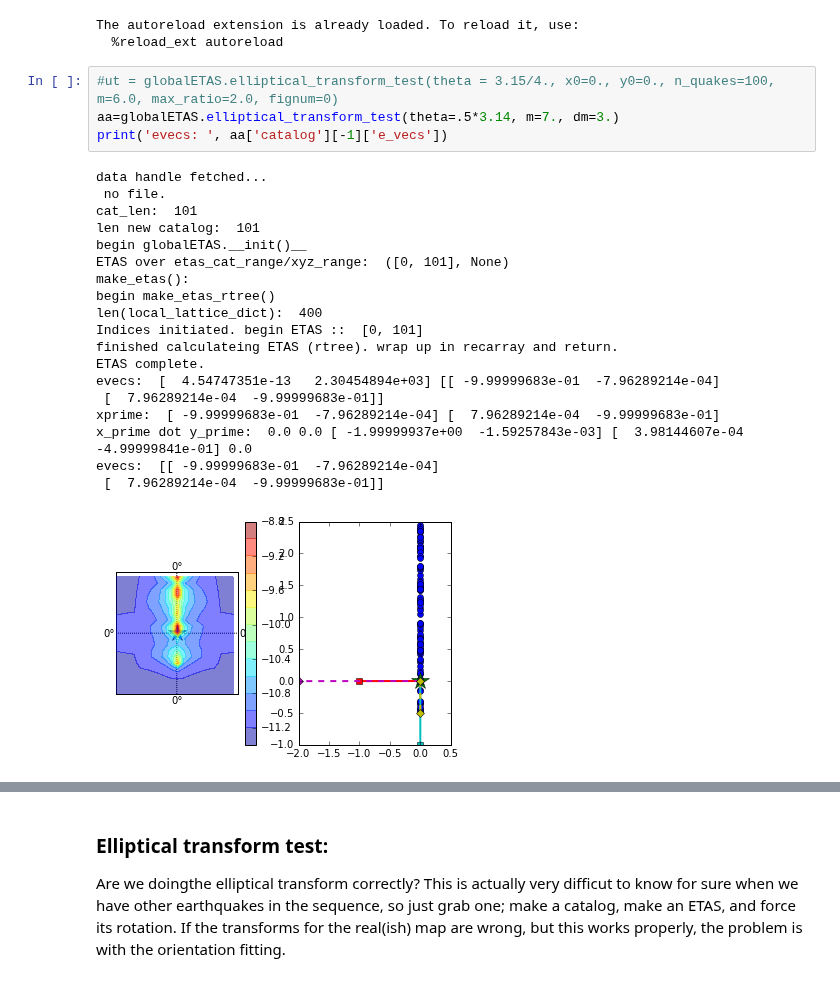
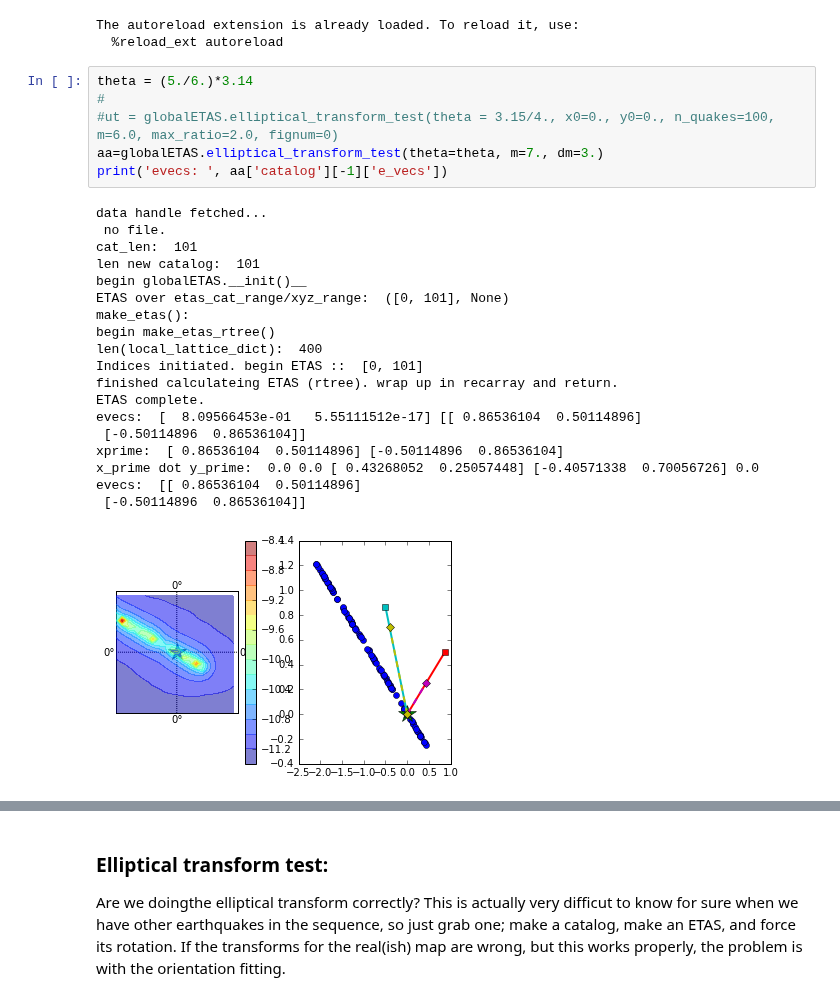
Before and after one commit to markyoder/globalETAS, a Jupyter notebook: globalETAS_unit_tests.ipynb, the cells around one changed output, grey strips where cells are left out. Saved outputs shown, nothing was run; the diff lists cells and outputs as text.

```diff
--- a/globalETAS_unit_tests.ipynb
+++ b/globalETAS_unit_tests.ipynb
@@ -62,29 +62,31 @@ tzutc = pytz.timezone('UTC')
 The autoreload extension is already loaded. To reload it, use:
   %reload_ext autoreload
 # %%
+theta = (5./6.)*3.14
+#
 #ut = globalETAS.elliptical_transform_test(theta = 3.15/4., x0=0., y0=0., n_quakes=100, m=6.0, max_ratio=2.0, fignum=0)
-aa=globalETAS.elliptical_transform_test(theta=.5*3.14, m=7., dm=3.)
+aa=globalETAS.elliptical_transform_test(theta=theta, m=7., dm=3.)
 print('evecs: ', aa['catalog'][-1]['e_vecs'])
 # %% [output]
 data handle fetched...
  no file.
 cat_len:  101
 len new catalog:  101
 begin globalETAS.__init()__
 ETAS over etas_cat_range/xyz_range:  ([0, 101], None)
 make_etas():
 begin make_etas_rtree()
 len(local_lattice_dict):  400
 Indices initiated. begin ETAS ::  [0, 101]
 finished calculateing ETAS (rtree). wrap up in recarray and return.
 ETAS complete.
-evecs:  [  4.54747351e-13   2.30454894e+03] [[ -9.99999683e-01  -7.96289214e-04]
- [  7.96289214e-04  -9.99999683e-01]]
-xprime:  [ -9.99999683e-01  -7.96289214e-04] [  7.96289214e-04  -9.99999683e-01]
-x_prime dot y_prime:  0.0 0.0 [ -1.99999937e+00  -1.59257843e-03] [  3.98144607e-04  -4.99999841e-01] 0.0
-evecs:  [[ -9.99999683e-01  -7.96289214e-04]
- [  7.96289214e-04  -9.99999683e-01]]
+evecs:  [  8.09566453e-01   5.55111512e-17] [[ 0.86536104  0.50114896]
+ [-0.50114896  0.86536104]]
+xprime:  [ 0.86536104  0.50114896] [-0.50114896  0.86536104]
+x_prime dot y_prime:  0.0 0.0 [ 0.43268052  0.25057448] [-0.40571338  0.70056726] 0.0
+evecs:  [[ 0.86536104  0.50114896]
+ [-0.50114896  0.86536104]]
-[figure, old version]
+[figure, new version]
 # %%
 # TODO: wtf? check out:
 #> globalETAS.elliptical_transform_test(theta = 0., x0=0., y0=0., n_quakes=100, m=6.0, max_ratio=2.0, fignum=0):
```
Also changed, not shown: parts of 22 cells of this notebook, 2 other files.
